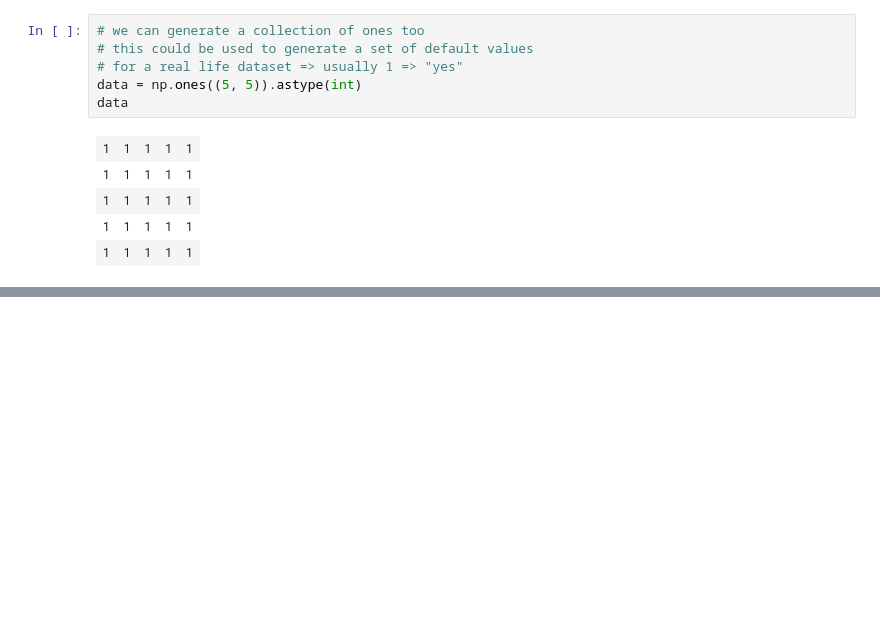
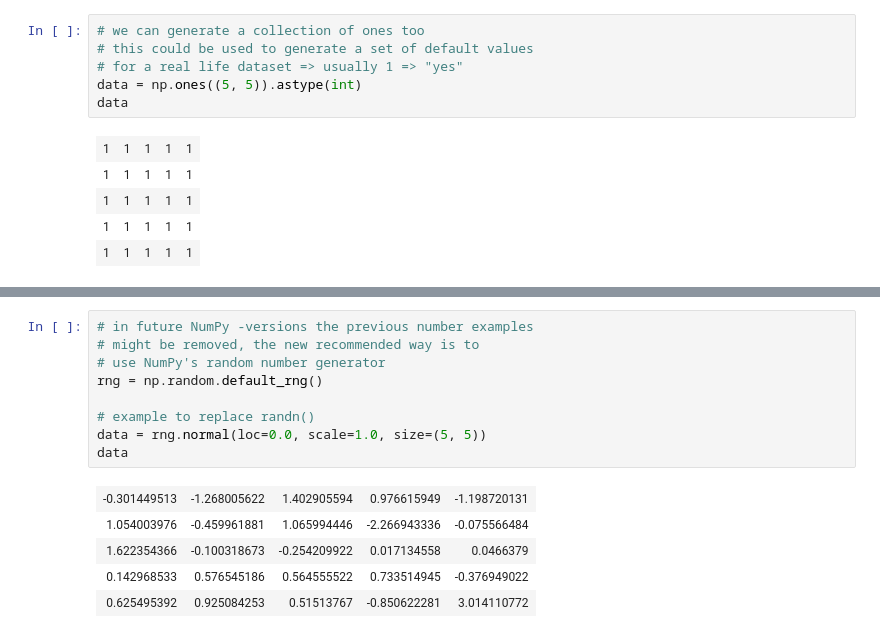
Before and after one commit to tuomasvaltanenLUAS/DataAnalytics2026, a Jupyter notebook: lecture2_numpy/numpy_examples1.ipynb, the cells around one changed output, grey strips where cells are left out. Saved outputs shown, nothing was run; the diff lists cells and outputs as text; blank space fills up the shorter version.

```diff
--- a/lecture2_numpy/numpy_examples1.ipynb
+++ b/lecture2_numpy/numpy_examples1.ipynb
@@ -172,0 +247,15 @@ data
+# %%
+# in future NumPy -versions the previous number examples
+# might be removed, the new recommended way is to
+# use NumPy's random number generator
+rng = np.random.default_rng()
+
+# example to replace randn()
+data = rng.normal(loc=0.0, scale=1.0, size=(5, 5))
+data
+# %% [output]
+| -0.301449513 | -1.268005622 | 1.402905594 | 0.976615949 | -1.198720131 |
+| 1.054003976 | -0.459961881 | 1.065994446 | -2.266943336 | -0.075566484 |
+| 1.622354366 | -0.100318673 | -0.254209922 | 0.017134558 | 0.0466379 |
+| 0.142968533 | 0.576545186 | 0.564555522 | 0.733514945 | -0.376949022 |
+| 0.625495392 | 0.925084253 | 0.51513767 | -0.850622281 | 3.014110772 |
```
Also changed, not shown: parts of 7 cells of this notebook.
